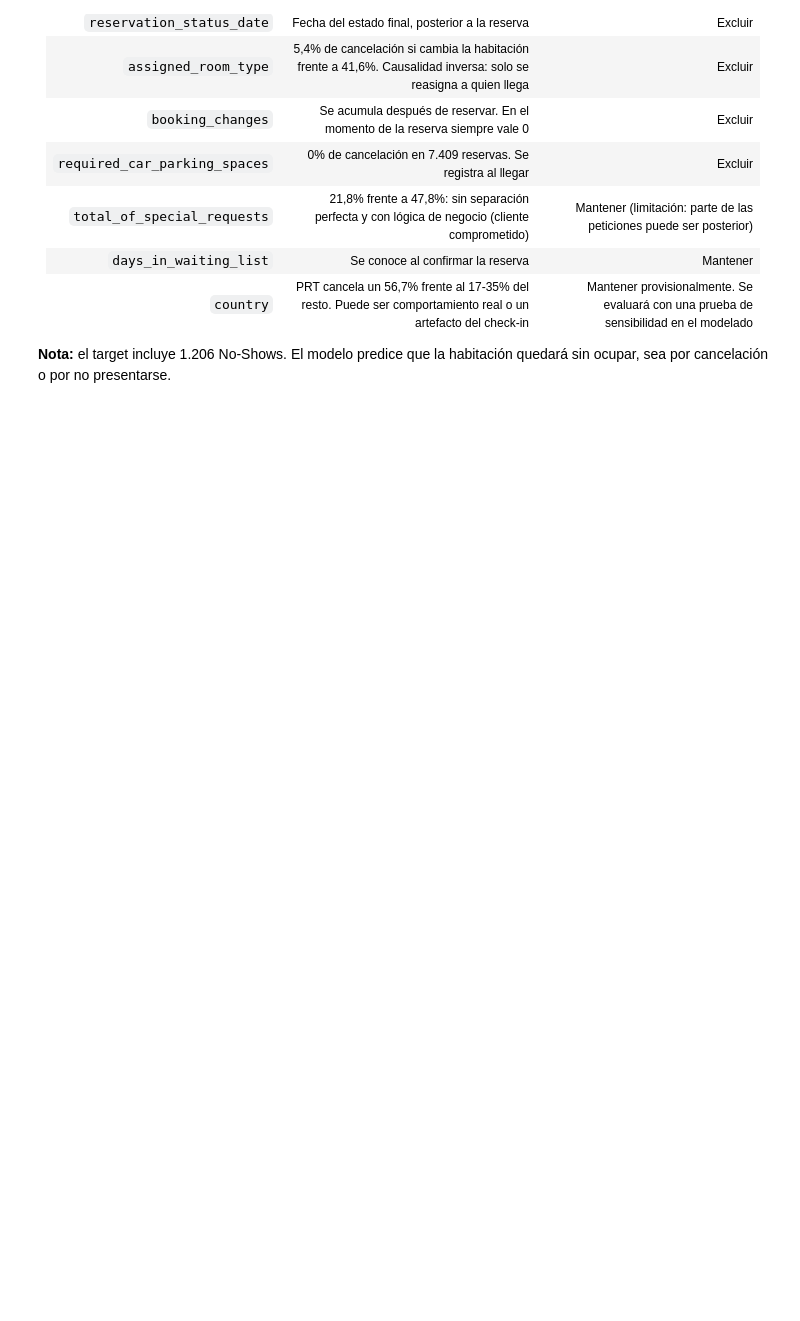
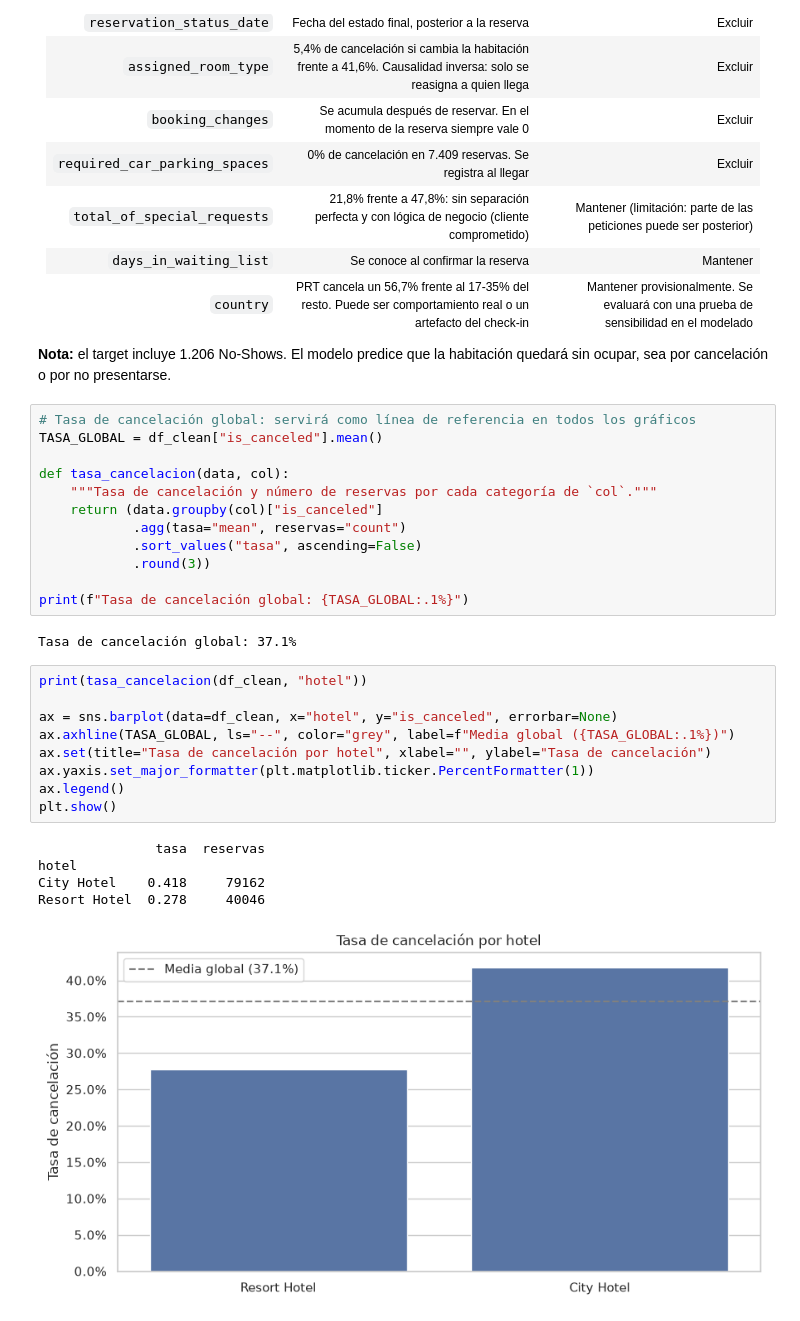
Before and after one commit to JoseMasiaTormo/proyecto_ml, a Jupyter notebook: prediccion_cancelaciones.ipynb, the cells around one changed output. Cells and saved outputs as stored; diff of their text form; blank space fills up the shorter version.

```diff
--- a/prediccion_cancelaciones.ipynb
+++ b/prediccion_cancelaciones.ipynb
@@ -356,3 +356,32 @@ Variables excluidas: ['reservation_status', 'reservation_status_date', 'assigned
 | `country` | PRT cancela un 56,7% frente al 17-35% del resto. Puede ser comportamiento real o un artefacto del check-in | Mantener provisionalmente. Se evaluará con una prueba de sensibilidad en el modelado |
 
 **Nota:** el target incluye 1.206 No-Shows. El modelo predice que la habitación quedará sin ocupar, sea por cancelación o por no presentarse.
+# %%
+# Tasa de cancelación global: servirá como línea de referencia en todos los gráficos
+TASA_GLOBAL = df_clean["is_canceled"].mean()
+
+def tasa_cancelacion(data, col):
+    """Tasa de cancelación y número de reservas por cada categoría de `col`."""
+    return (data.groupby(col)["is_canceled"]
+            .agg(tasa="mean", reservas="count")
+            .sort_values("tasa", ascending=False)
+            .round(3))
+
+print(f"Tasa de cancelación global: {TASA_GLOBAL:.1%}")
+# %% [output]
+Tasa de cancelación global: 37.1%
+# %%
+print(tasa_cancelacion(df_clean, "hotel"))
+
+ax = sns.barplot(data=df_clean, x="hotel", y="is_canceled", errorbar=None)
+ax.axhline(TASA_GLOBAL, ls="--", color="grey", label=f"Media global ({TASA_GLOBAL:.1%})")
+ax.set(title="Tasa de cancelación por hotel", xlabel="", ylabel="Tasa de cancelación")
+ax.yaxis.set_major_formatter(plt.matplotlib.ticker.PercentFormatter(1))
+ax.legend()
+plt.show()
+# %% [output]
+               tasa  reservas
+hotel
+City Hotel    0.418     79162
+Resort Hotel  0.278     40046
+[figure, added]
```
Also changed, not shown: parts of 18 cells of this notebook.
